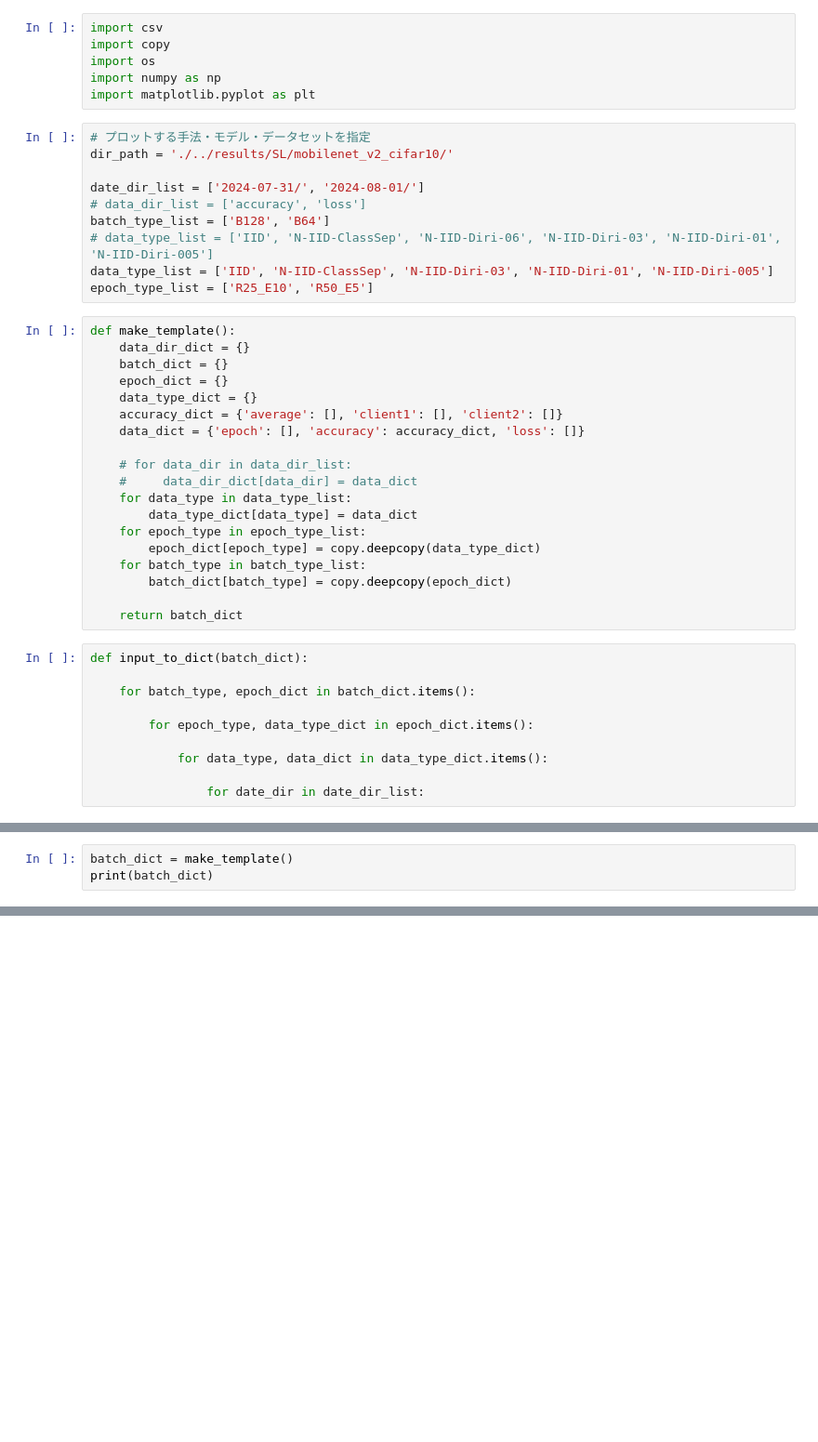
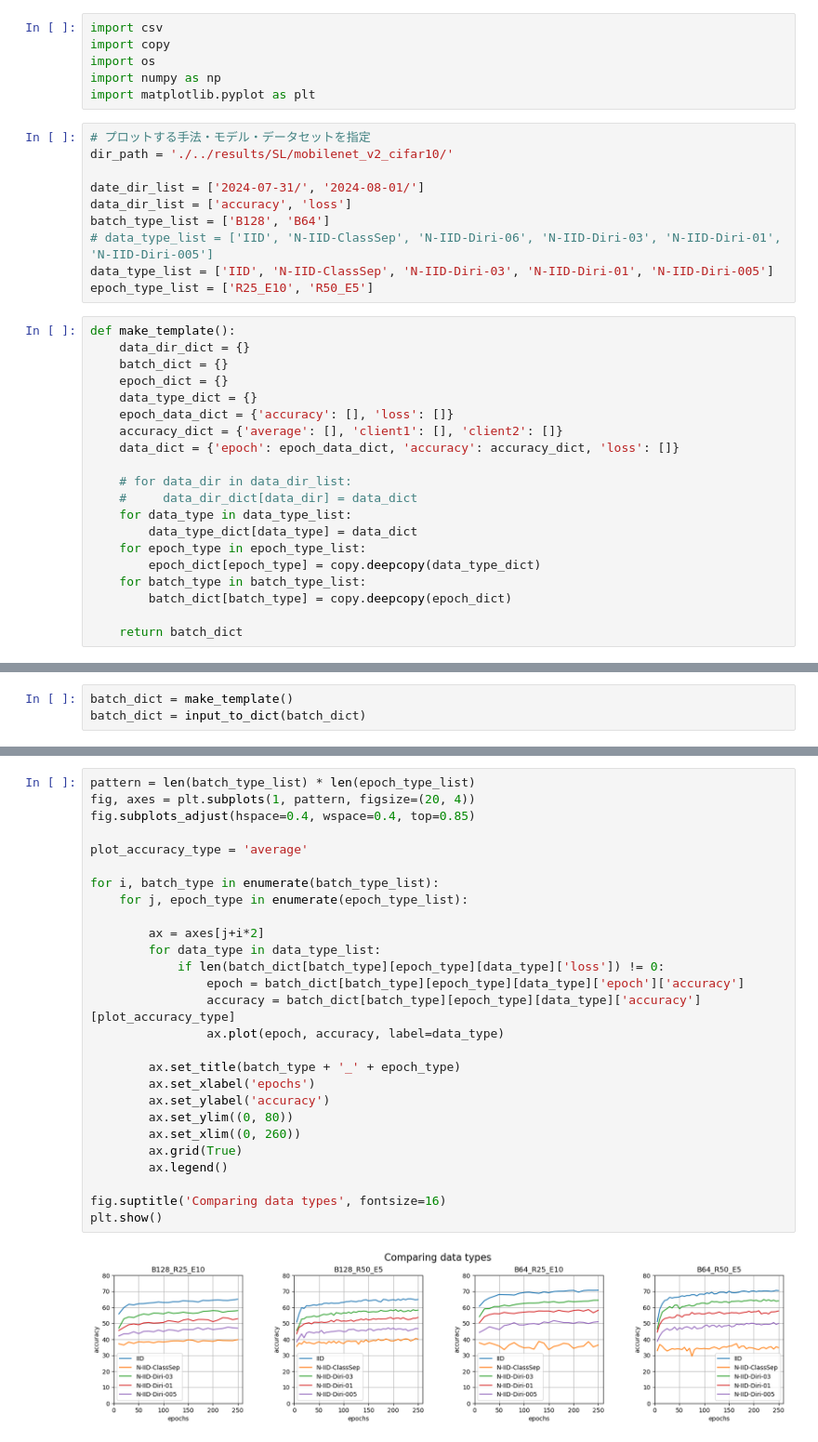
Before and after one commit to tomi1108/proto_sl, a Jupyter notebook: plotter/SL_mobilenet_v2_cifar10.ipynb, the cells around one changed output, grey strips where cells are left out. Shown: that part at 93% size. Drawn from its saved outputs; the diff is of its cells as text; blank space fills up the shorter version.

```diff
--- a/plotter/SL_mobilenet_v2_cifar10.ipynb
+++ b/plotter/SL_mobilenet_v2_cifar10.ipynb
@@ -9,7 +9,7 @@ import matplotlib.pyplot as plt
 dir_path = './../results/SL/mobilenet_v2_cifar10/'
 
 date_dir_list = ['2024-07-31/', '2024-08-01/']
-# data_dir_list = ['accuracy', 'loss']
+data_dir_list = ['accuracy', 'loss']
 batch_type_list = ['B128', 'B64']
 # data_type_list = ['IID', 'N-IID-ClassSep', 'N-IID-Diri-06', 'N-IID-Diri-03', 'N-IID-Diri-01', 'N-IID-Diri-005']
 data_type_list = ['IID', 'N-IID-ClassSep', 'N-IID-Diri-03', 'N-IID-Diri-01', 'N-IID-Diri-005']
@@ -20,8 +20,9 @@ def make_template():
     batch_dict = {}
     epoch_dict = {}
     data_type_dict = {}
+    epoch_data_dict = {'accuracy': [], 'loss': []}
     accuracy_dict = {'average': [], 'client1': [], 'client2': []}
-    data_dict = {'epoch': [], 'accuracy': accuracy_dict, 'loss': []}
+    data_dict = {'epoch': epoch_data_dict, 'accuracy': accuracy_dict, 'loss': []}
 
     # for data_dir in data_dir_list:
     #     data_dir_dict[data_dir] = data_dict
@@ -33,13 +34,3 @@ def make_template():
         batch_dict[batch_type] = copy.deepcopy(epoch_dict)
 
     return batch_dict
-# %%
-def input_to_dict(batch_dict):
-
-    for batch_type, epoch_dict in batch_dict.items():
-
-        for epoch_type, data_type_dict in epoch_dict.items():
-
-            for data_type, data_dict in data_type_dict.items():
-
-                for date_dir in date_dir_list:
@@ -46,3 +83,3 @@ def input_to_dict(batch_dict):
 # %%
 batch_dict = make_template()
-print(batch_dict)
+batch_dict = input_to_dict(batch_dict)
@@ -50,0 +86,29 @@ print(batch_dict)
+# %%
+pattern = len(batch_type_list) * len(epoch_type_list)
+fig, axes = plt.subplots(1, pattern, figsize=(20, 4))
+fig.subplots_adjust(hspace=0.4, wspace=0.4, top=0.85)
+
+plot_accuracy_type = 'average'
+
+for i, batch_type in enumerate(batch_type_list):
+    for j, epoch_type in enumerate(epoch_type_list):
+
+        ax = axes[j+i*2]
+        for data_type in data_type_list:
+            if len(batch_dict[batch_type][epoch_type][data_type]['loss']) != 0:
+                epoch = batch_dict[batch_type][epoch_type][data_type]['epoch']['accuracy']
+                accuracy = batch_dict[batch_type][epoch_type][data_type]['accuracy'][plot_accuracy_type]
+                ax.plot(epoch, accuracy, label=data_type)
+
+        ax.set_title(batch_type + '_' + epoch_type)
+        ax.set_xlabel('epochs')
+        ax.set_ylabel('accuracy')
+        ax.set_ylim((0, 80))
+        ax.set_xlim((0, 260))
+        ax.grid(True)
+        ax.legend()
+
+fig.suptitle('Comparing data types', fontsize=16)
+plt.show()
+# %% [output]
+[figure, added]
```
Also changed, not shown: parts of 5 cells of this notebook.
